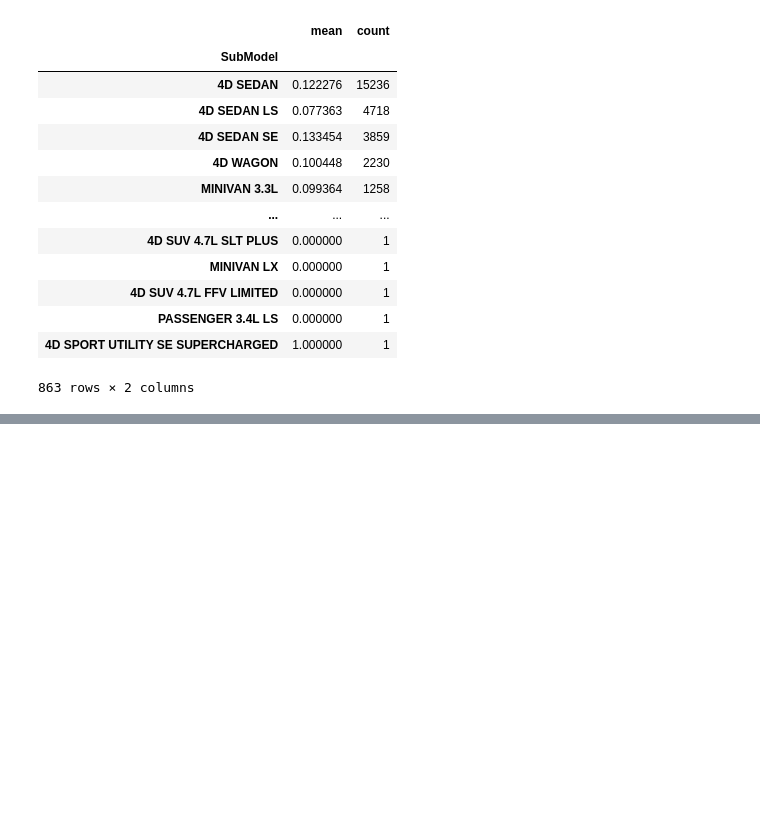
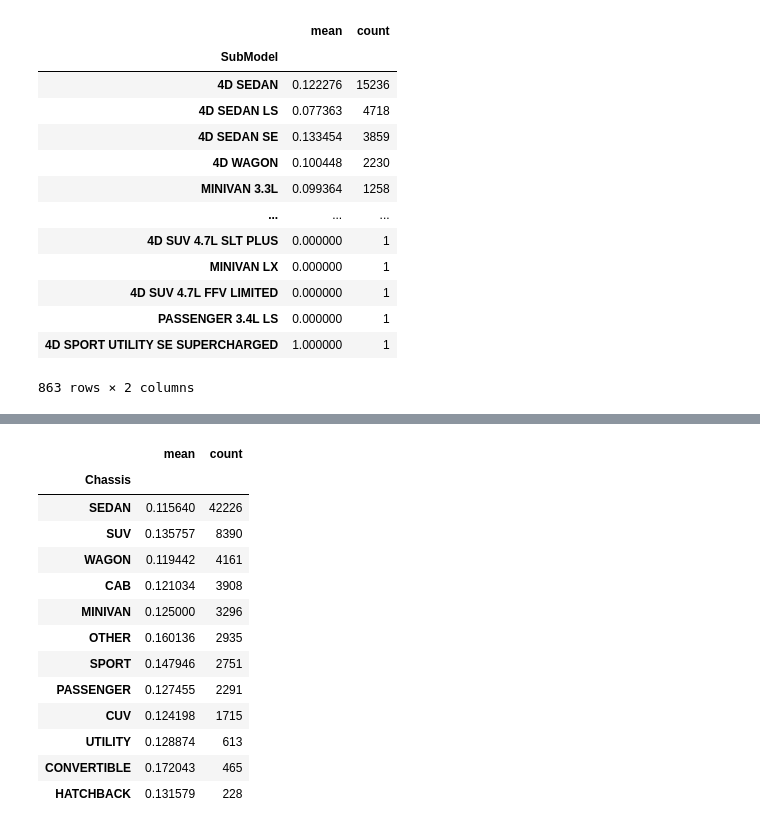
Before and after one commit to Koliber216/DontGetKicked-ML-Classification, a Jupyter notebook: Maciek.ipynb, the cells around one changed output, grey strips where cells are left out. Cells and saved outputs as stored; diff of their text form; code cells hidden in the pictures; blank space fills up the shorter version.

```diff
--- a/Maciek.ipynb
+++ b/Maciek.ipynb
@@ -362,0 +411,19 @@ Ze tej zmiennej będzie mozna wyciągnąć liczbę drzwi w samochodzie oraz poje
+# %%
+# tworzymy zmienną Chassis opisującą rodzaj podwozia
+df['Chassis'] = df.apply(assign_chassis, axis=1)
+df.groupby('Chassis')['IsBadBuy'].agg(['mean','count']).sort_values('count',ascending = False)
+# %% [output]
+|  | mean | count |
+| Chassis |  |  |
+| SEDAN | 0.115640 | 42226 |
+| SUV | 0.135757 | 8390 |
+| WAGON | 0.119442 | 4161 |
+| CAB | 0.121034 | 3908 |
+| MINIVAN | 0.125000 | 3296 |
+| OTHER | 0.160136 | 2935 |
+| SPORT | 0.147946 | 2751 |
+| PASSENGER | 0.127455 | 2291 |
+| CUV | 0.124198 | 1715 |
+| UTILITY | 0.128874 | 613 |
+| CONVERTIBLE | 0.172043 | 465 |
+| HATCHBACK | 0.131579 | 228 |
```
Also changed, not shown: parts of 40 cells of this notebook.
